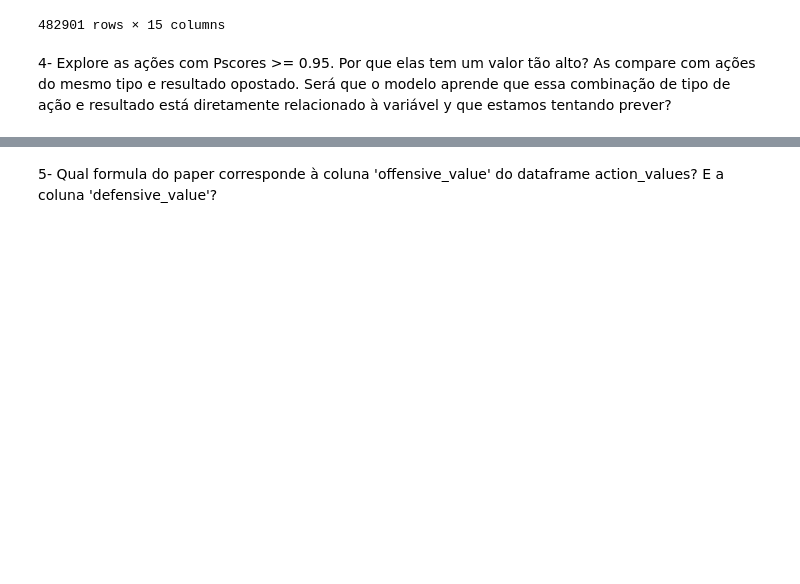
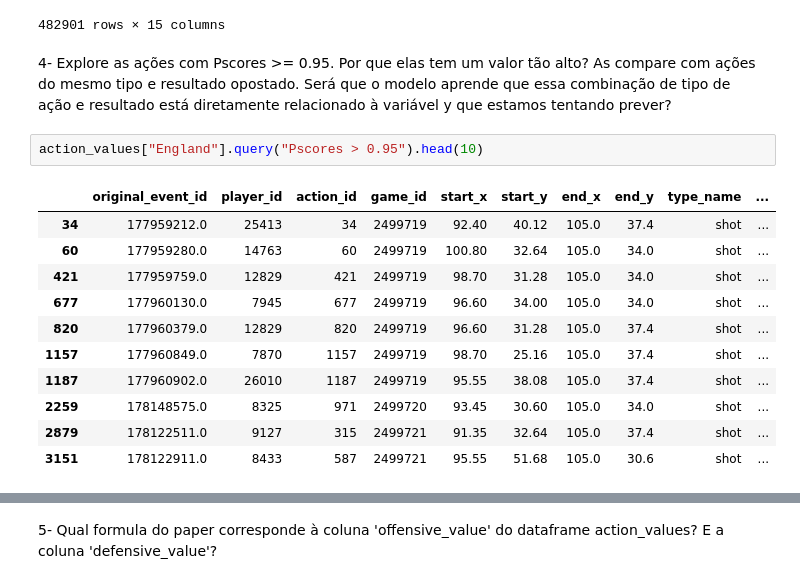
Before and after one commit to lframosferreira/soccer-analytics-notebooks, a Jupyter notebook: atv05/luis_felipe_ramos_ferreira.ipynb, the cells around one changed output, grey strips where cells are left out. Cells and saved outputs as stored; diff of their text form; blank space fills up the shorter version.

```diff
--- a/atv05/luis_felipe_ramos_ferreira.ipynb
+++ b/atv05/luis_felipe_ramos_ferreira.ipynb
@@ -317,3 +328,17 @@ action_values["England"]
 482901 rows × 15 columns
 # %% [markdown]
 4- Explore as ações com Pscores >= 0.95. Por que elas tem um valor tão alto? As compare com ações do mesmo tipo e resultado opostado. Será que o modelo aprende que essa combinação de tipo de ação e resultado está diretamente relacionado à variável y que estamos tentando prever?
+# %%
+action_values["England"].query("Pscores > 0.95").head(10)
+# %% [output]
+|  | original_event_id | player_id | action_id | game_id | start_x | start_y | end_x | end_y | type_name | ... |
+| 34 | 177959212.0 | 25413 | 34 | 2499719 | 92.40 | 40.12 | 105.0 | 37.4 | shot | ... |
+| 60 | 177959280.0 | 14763 | 60 | 2499719 | 100.80 | 32.64 | 105.0 | 34.0 | shot | ... |
+| 421 | 177959759.0 | 12829 | 421 | 2499719 | 98.70 | 31.28 | 105.0 | 34.0 | shot | ... |
+| 677 | 177960130.0 | 7945 | 677 | 2499719 | 96.60 | 34.00 | 105.0 | 34.0 | shot | ... |
+| 820 | 177960379.0 | 12829 | 820 | 2499719 | 96.60 | 31.28 | 105.0 | 37.4 | shot | ... |
+| 1157 | 177960849.0 | 7870 | 1157 | 2499719 | 98.70 | 25.16 | 105.0 | 37.4 | shot | ... |
+| 1187 | 177960902.0 | 26010 | 1187 | 2499719 | 95.55 | 38.08 | 105.0 | 37.4 | shot | ... |
+| 2259 | 178148575.0 | 8325 | 971 | 2499720 | 93.45 | 30.60 | 105.0 | 34.0 | shot | ... |
+| 2879 | 178122511.0 | 9127 | 315 | 2499721 | 91.35 | 32.64 | 105.0 | 37.4 | shot | ... |
+| 3151 | 178122911.0 | 8433 | 587 | 2499721 | 95.55 | 51.68 | 105.0 | 30.6 | shot | ... |
```
Also changed, not shown: parts of 15 cells of this notebook.
